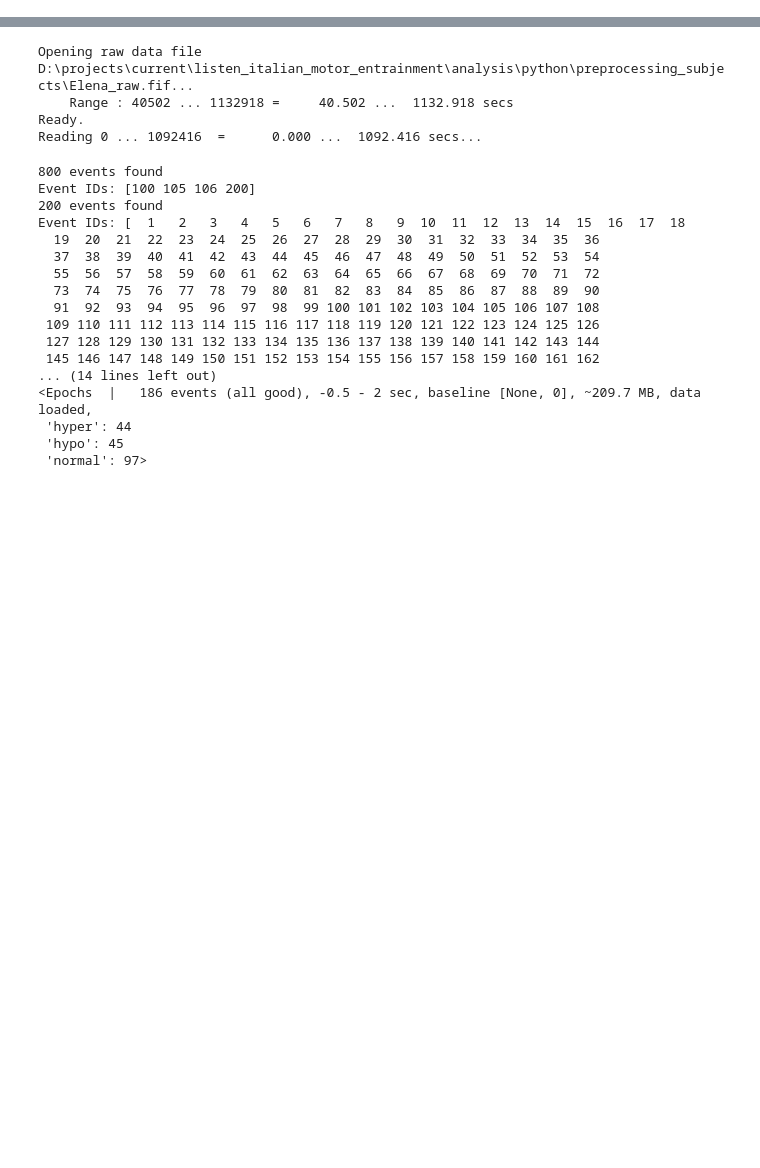
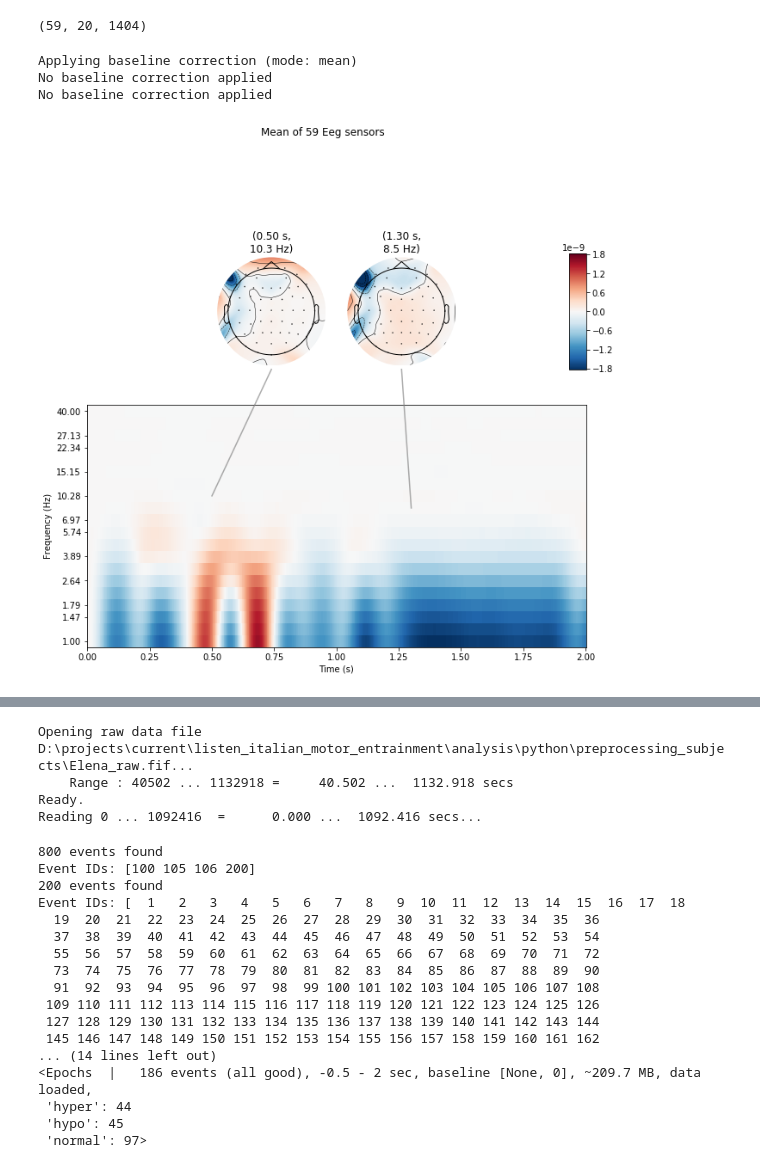
Before and after one commit to sankar-mukherjee/entrainment_python, a Jupyter notebook: Epoching.ipynb, the cells around one changed output, grey strips where cells are left out. Drawn from its saved outputs; the diff is of its cells as text; code cells hidden in the pictures; blank space fills up the shorter version.

```diff
--- a/Epoching.ipynb
+++ b/Epoching.ipynb
@@ -70,0 +49,37 @@ Linda
+# %%
+remove_first = 0 #seconds
+
+condition = ['hyper','normal','hypo']
+extra_channels = ['envelop','jawaopening','lipaparature','lipProtrusion','TTCD','TMCD','TBCD']
+
+# define frequencies of interest (log-spaced)
+#freqs = np.logspace(*np.log10([1, 40]), num=20)
+freqs = np.arange(1., 40., 2.)
+freqs
+n_cycles = freqs / 2.  # different number of cycle per frequency
+
+# for ferrara brainamp acticap
+montage = mne.channels.read_montage('easycap-M1')
+ch_names = montage.ch_names
+remove_ch = ["Fpz", "Iz","F9", "F10", "P9", "P10", "O9", "O10", "AFz","FT9","FT10","TP9","TP10","PO9","PO10"]
+a = np.nonzero(np.in1d(ch_names, remove_ch))[0]
+ch_names = np.delete(ch_names,a)
+montage = mne.channels.read_montage('easycap-M1',ch_names)
+
+frames = []
+for s in range(0,len(subject_name)):
+    x = GA_epoches[s].copy()
+    x.drop_channels(extra_channels)
+    x.set_montage(montage)
+    for c in condition:
+        epochs = x[c].copy()
+        power, itc = tfr_morlet(epochs, freqs=freqs, n_cycles=n_cycles, use_fft=True,return_itc=True, n_jobs=2)
+        frames.append(pd.DataFrame({'Subject': subject_name[s], 'Condition': c,'Power':[power.data]}))
+
+    epochs =x.copy()
+    power, itc = tfr_morlet(epochs, freqs=freqs, n_cycles=n_cycles, use_fft=True,return_itc=True, n_jobs=2)
+    frames.append(pd.DataFrame({'Subject': subject_name[s], 'Condition': 'All','Power':[power.data]}))
+
+data=pd.concat((frames),axis=0)
+data.set_index(['Condition','Subject'], inplace=True)
+data.sort_index(inplace=True)
@@ -70,0 +105,14 @@ Linda
+# %%
+a.shape
+# %% [output]
+(59, 20, 1404)
+# %%
+a=power.plot_joint(baseline=(-0.5, 0), mode='mean', tmin=-.5, tmax=2,timefreqs=[(.5, 10), (1.3, 8)],show=False)
+a.set_figwidth(10)
+a.set_figheight(10)
+#a.suptitle(subject_name[s], fontsize=20)
+# %% [output]
+Applying baseline correction (mode: mean)
+No baseline correction applied
+No baseline correction applied
+[figure, added]
```
Also changed, not shown: parts of 9 cells of this notebook, 2 other files.
